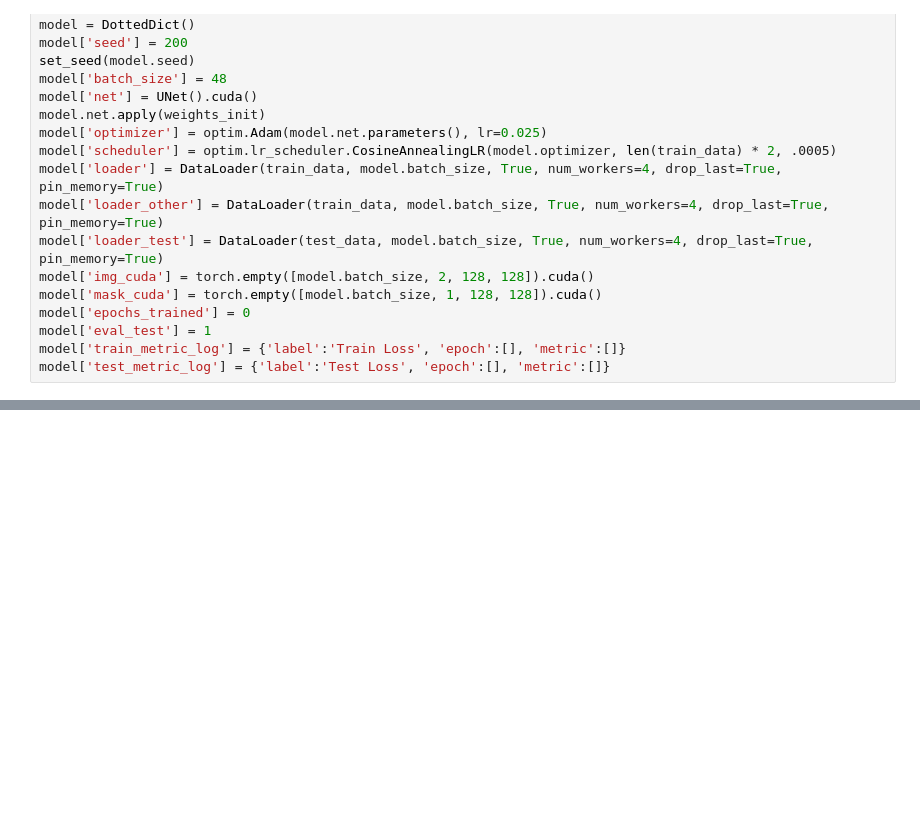
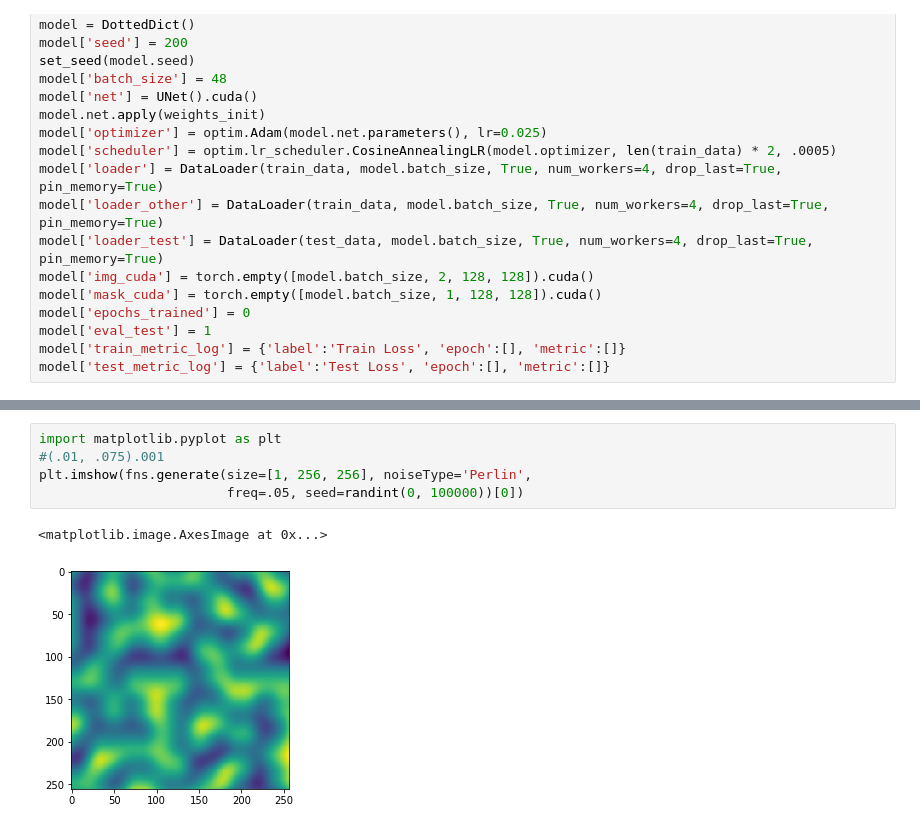
Before and after one commit to JasperJenkins/MixupExperiments, a Jupyter notebook: unet_salt.ipynb, the cells around one changed output, grey strips where cells are left out. Saved outputs shown, nothing was run; the diff lists cells and outputs as text; blank space fills up the shorter version.

```diff
--- a/unet_salt.ipynb
+++ b/unet_salt.ipynb
@@ -198,0 +183,8 @@ plot_metrics([model.train_metric_log, model.test_metric_log])
+# %%
+import matplotlib.pyplot as plt
+#(.01, .075).001
+plt.imshow(fns.generate(size=[1, 256, 256], noiseType='Perlin',
+                        freq=.05, seed=randint(0, 100000))[0])
+# %% [output]
+<matplotlib.image.AxesImage at 0x...>
+[figure, added]
```
Also changed, not shown: parts of 8 cells of this notebook, 1 other file.
